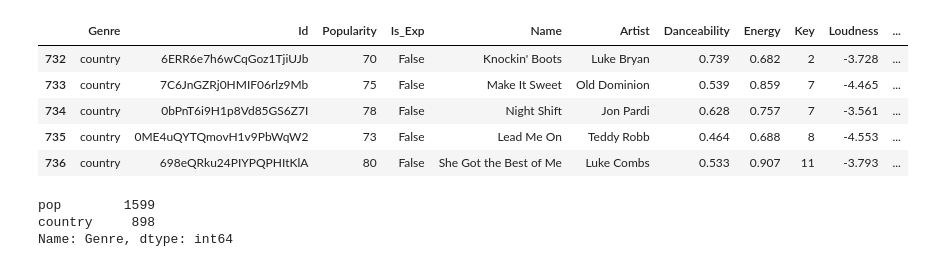
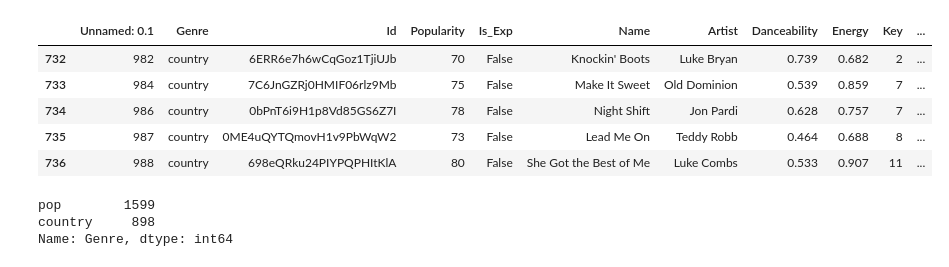
Before and after one commit to ml-project-group-8/music-genre-predictor, a Jupyter notebook: source/Visualization.ipynb, the cells around one changed output. Cells and saved outputs as stored; diff of their text form; code cells hidden in the pictures.

```diff
--- a/source/Visualization.ipynb
+++ b/source/Visualization.ipynb
@@ -14,28 +5,28 @@ import warnings; warnings.simplefilter('ignore')
 # %%
-df     = pd.read_csv("data/cleaned.csv")
+df     = pd.read_csv("data/lyrical_genius.csv")
 
 df = df[((df["Genre"] == "pop") | (df["Genre"] ==  "country"))]
 df = df.drop(columns="Unnamed: 0")
 df = df.drop_duplicates(subset=["Name","Artist"],keep=False)
 
 genres = df["Genre"].unique()
 unique_colors = [
     '#e6194b', '#3cb44b', '#ffe119', '#4363d8', '#f58231', '#911eb4', '#46f0f0', '#f032e6', '#bcf60c', '#fabebe', '#008080', '#e6beff', '#9a6324', '#fffac8', '#800000', '#aaffc3', '#808000', '#ffd8b1', '#000075', '#808080'
 ]
 colors = {}
 i = 0
 for genre in genres:
     colors[genre] = unique_colors[i]
     i+=1
 colors_list = [colors[genre] for genre in genres]
 df.head()
 # %% [output]
-|  | Genre | Id | Popularity | Is_Exp | Name | Artist | Danceability | Energy | Key | Loudness | ... |
-| 732 | country | 6ERR6e7h6wCqGoz1TjiUJb | 70 | False | Knockin' Boots | Luke Bryan | 0.739 | 0.682 | 2 | -3.728 | ... |
-| 733 | country | 7C6JnGZRj0HMIF06rlz9Mb | 75 | False | Make It Sweet | Old Dominion | 0.539 | 0.859 | 7 | -4.465 | ... |
-| 734 | country | 0bPnT6i9H1p8Vd85GS6Z7I | 78 | False | Night Shift | Jon Pardi | 0.628 | 0.757 | 7 | -3.561 | ... |
-| 735 | country | 0ME4uQYTQmovH1v9PbWqW2 | 73 | False | Lead Me On | Teddy Robb | 0.464 | 0.688 | 8 | -4.553 | ... |
-| 736 | country | 698eQRku24PIYPQPHItKlA | 80 | False | She Got the Best of Me | Luke Combs | 0.533 | 0.907 | 11 | -3.793 | ... |
+|  | Unnamed: 0.1 | Genre | Id | Popularity | Is_Exp | Name | Artist | Danceability | Energy | Key | ... |
+| 732 | 982 | country | 6ERR6e7h6wCqGoz1TjiUJb | 70 | False | Knockin' Boots | Luke Bryan | 0.739 | 0.682 | 2 | ... |
+| 733 | 984 | country | 7C6JnGZRj0HMIF06rlz9Mb | 75 | False | Make It Sweet | Old Dominion | 0.539 | 0.859 | 7 | ... |
+| 734 | 986 | country | 0bPnT6i9H1p8Vd85GS6Z7I | 78 | False | Night Shift | Jon Pardi | 0.628 | 0.757 | 7 | ... |
+| 735 | 987 | country | 0ME4uQYTQmovH1v9PbWqW2 | 73 | False | Lead Me On | Teddy Robb | 0.464 | 0.688 | 8 | ... |
+| 736 | 988 | country | 698eQRku24PIYPQPHItKlA | 80 | False | She Got the Best of Me | Luke Combs | 0.533 | 0.907 | 11 | ... |
 # %%
 df["Genre"].value_counts()
 # %% [output]
```
Also changed, not shown: parts of 3 cells of this notebook, 10 other files.
